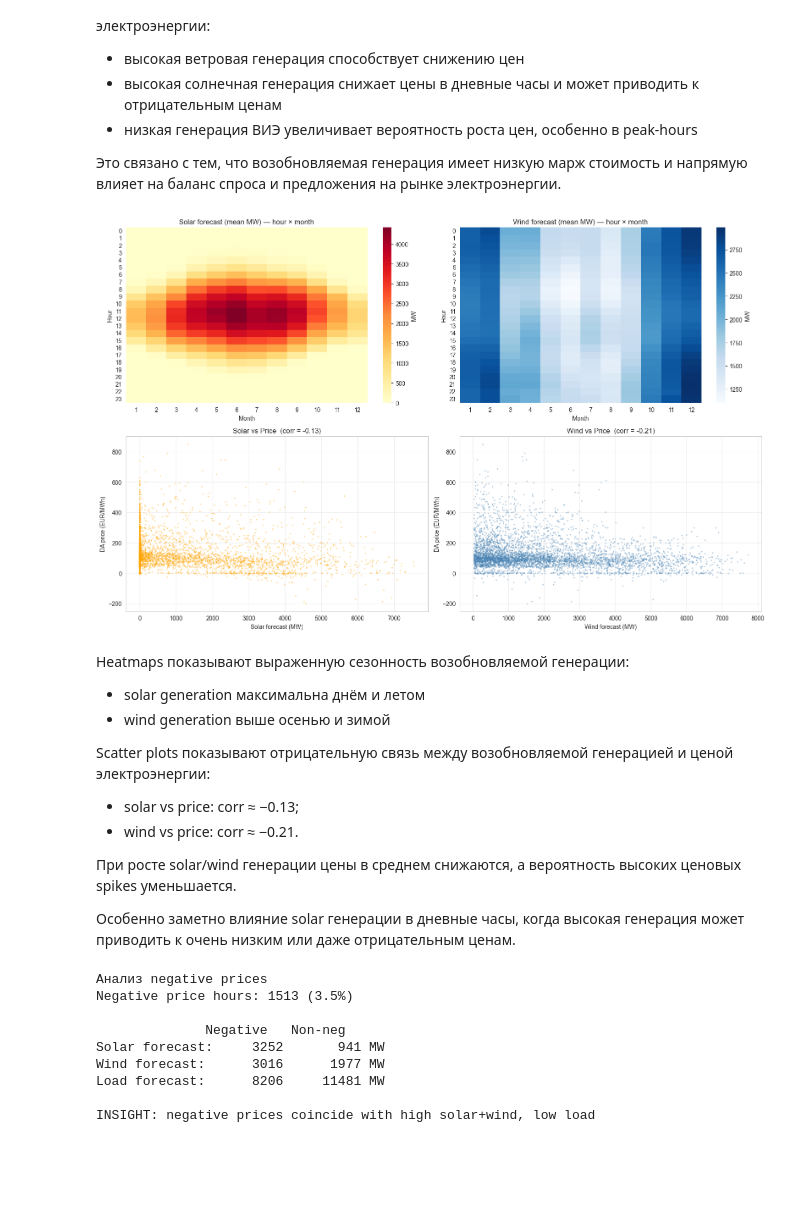
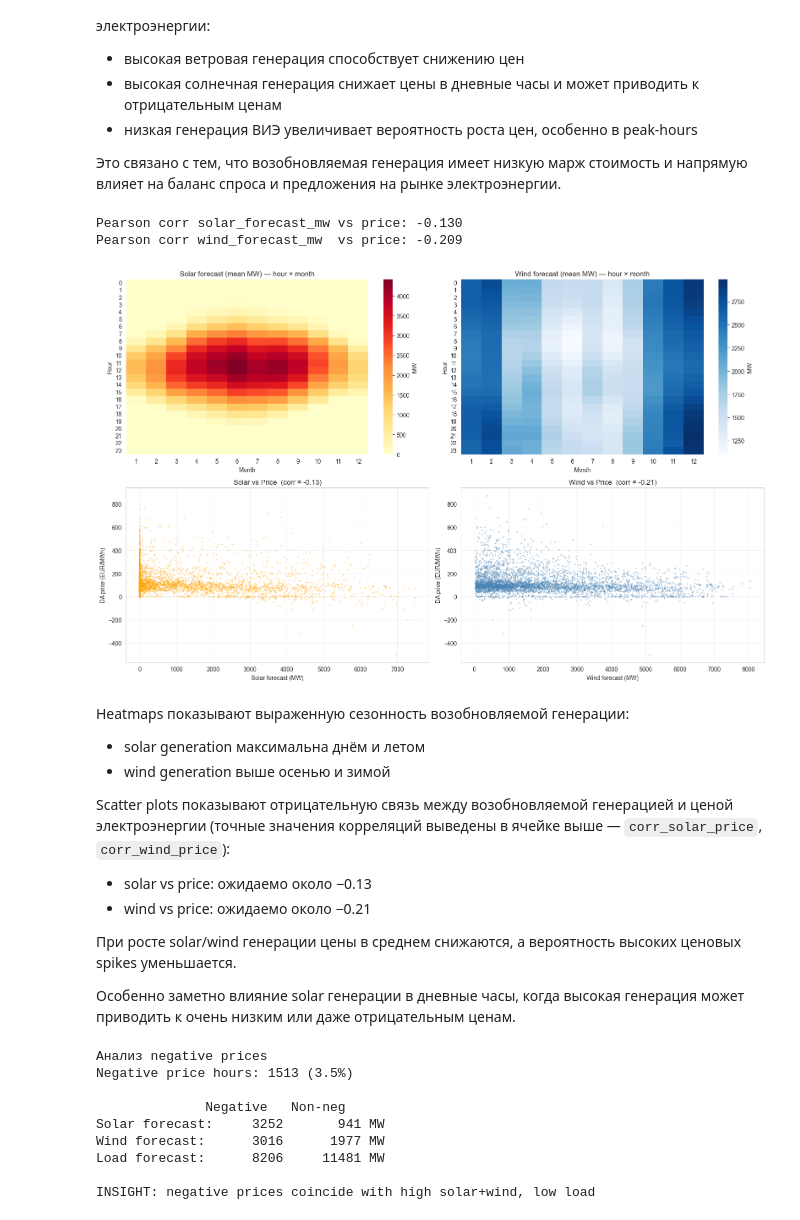
Before and after one commit to ElenaIbr/electricity-price-forecasting-nl, a Jupyter notebook: notebooks/02_eda.ipynb, the cells around one changed output. Saved outputs shown, nothing was run; the diff lists cells and outputs as text; code cells hidden in the pictures; blank space fills up the shorter version.

```diff
--- a/notebooks/02_eda.ipynb
+++ b/notebooks/02_eda.ipynb
@@ -499,48 +539,56 @@ INSIGHTS:
 
 Это связано с тем, что возобновляемая генерация имеет низкую марж стоимость и напрямую влияет на баланс спроса и предложения на рынке электроэнергии.
 # %%
+# Считаем корреляции один раз и используем и в выводе, и в title
+corr_solar_price = df["solar_forecast_mw"].corr(df[tgt])
+corr_wind_price  = df["wind_forecast_mw"].corr(df[tgt])
+print(f"Pearson corr solar_forecast_mw vs price: {corr_solar_price:.3f}")
+print(f"Pearson corr wind_forecast_mw  vs price: {corr_wind_price:.3f}")
+
 fig, axes = plt.subplots(2, 2, figsize=(16, 10))
 
 # Solar generation pattern (hour × month)
 solar_pivot = df.pivot_table(values="solar_forecast_mw", index=df.index.hour,
                               columns=df.index.month, aggfunc="mean")
 sns.heatmap(solar_pivot, ax=axes[0, 0], cmap="YlOrRd", cbar_kws={"label":"MW"})
 axes[0, 0].set_title("Solar forecast (mean MW) — hour × month")
 axes[0, 0].set_xlabel("Month"); axes[0, 0].set_ylabel("Hour")
 
 # Wind generation pattern
 wind_pivot = df.pivot_table(values="wind_forecast_mw", index=df.index.hour,
                              columns=df.index.month, aggfunc="mean")
 sns.heatmap(wind_pivot, ax=axes[0, 1], cmap="Blues", cbar_kws={"label":"MW"})
 axes[0, 1].set_title("Wind forecast (mean MW) — hour × month")
 axes[0, 1].set_xlabel("Month"); axes[0, 1].set_ylabel("Hour")
 
 # Solar vs Price scatter
-sample = df.sample(min(5000, len(df)))
+sample = df.sample(min(5000, len(df)), random_state=42)
 axes[1, 0].scatter(sample["solar_forecast_mw"], sample[tgt], s=2, alpha=0.3, color="orange")
 axes[1, 0].set_xlabel("Solar forecast (MW)"); axes[1, 0].set_ylabel("DA price (EUR/MWh)")
-axes[1, 0].set_title(f"Solar vs Price  (corr = {df['solar_forecast_mw'].corr(df[tgt]):.2f})")
+axes[1, 0].set_title(f"Solar vs Price  (corr = {corr_solar_price:.2f})")
 
 # Wind vs Price scatter
 axes[1, 1].scatter(sample["wind_forecast_mw"], sample[tgt], s=2, alpha=0.3, color="steelblue")
 axes[1, 1].set_xlabel("Wind forecast (MW)"); axes[1, 1].set_ylabel("DA price (EUR/MWh)")
-axes[1, 1].set_title(f"Wind vs Price  (corr = {df['wind_forecast_mw'].corr(df[tgt]):.2f})")
+axes[1, 1].set_title(f"Wind vs Price  (corr = {corr_wind_price:.2f})")
 
 plt.tight_layout()
 plt.savefig("eda_renewables.png", dpi=120, bbox_inches="tight")
 plt.show()
 # %% [output]
+Pearson corr solar_forecast_mw vs price: -0.130
+Pearson corr wind_forecast_mw  vs price: -0.209
-[figure, old version]
+[figure, new version]
 # %% [markdown]
 Heatmaps показывают выраженную сезонность возобновляемой генерации:
 
 * solar generation максимальна днём и летом
 * wind generation выше осенью и зимой
 
-Scatter plots показывают отрицательную связь между возобновляемой генерацией и ценой электроэнергии:
+Scatter plots показывают отрицательную связь между возобновляемой генерацией и ценой электроэнергии (точные значения корреляций выведены в ячейке выше — `corr_solar_price`, `corr_wind_price`):
 
-* solar vs price: corr ≈ −0.13;
-* wind vs price: corr ≈ −0.21.
+* solar vs price: ожидаемо около −0.13
+* wind vs price: ожидаемо около −0.21
 
 При росте solar/wind генерации цены в среднем снижаются, а вероятность высоких ценовых spikes уменьшается.
 
```
Also changed, not shown: parts of 22 cells of this notebook.
